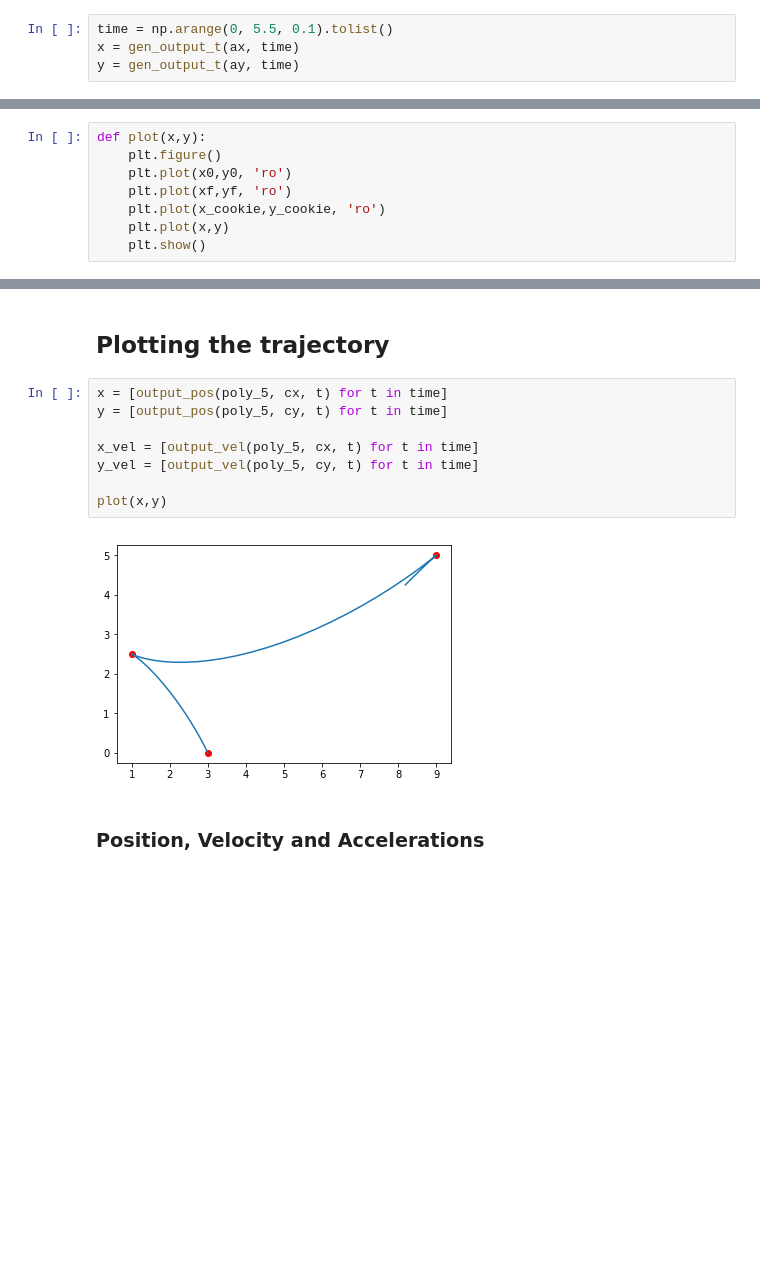
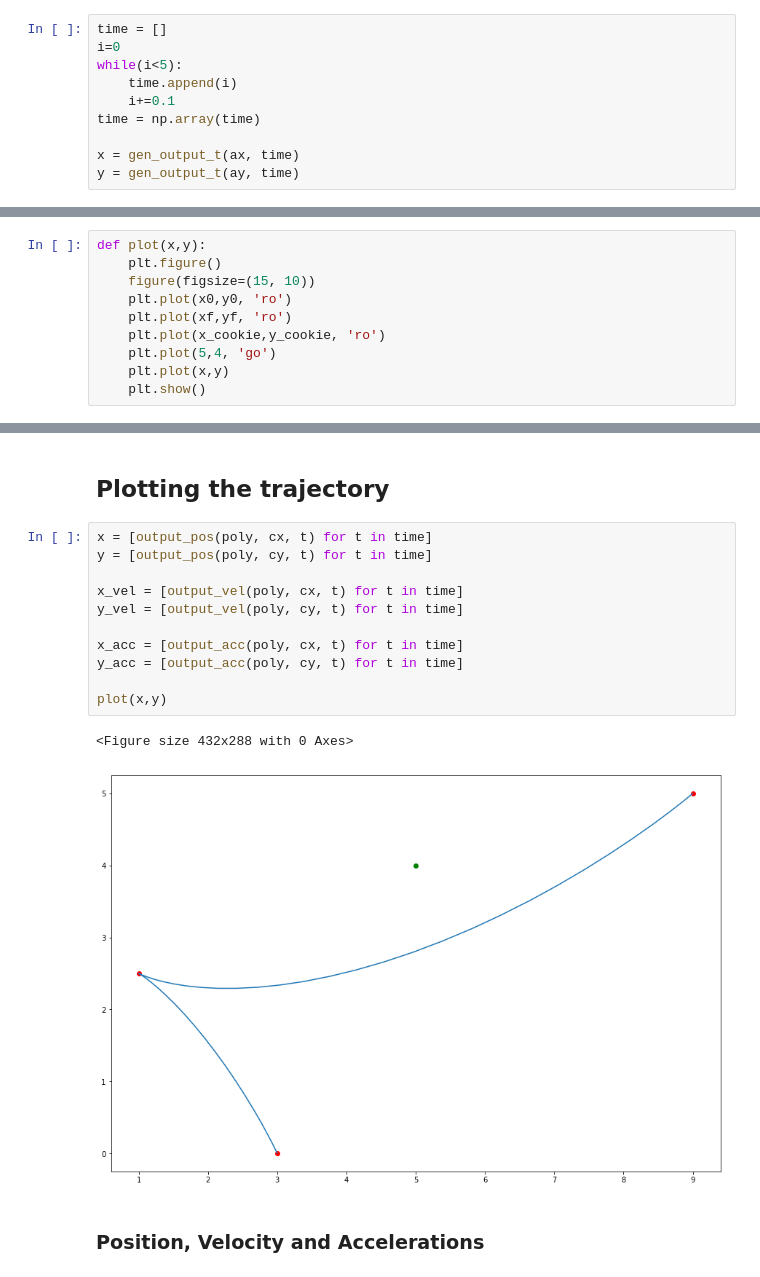
Before and after one commit to BonJovi1/Trajectory-Planning, a Jupyter notebook: code.ipynb, the cells around one changed output, grey strips where cells are left out. Drawn from its saved outputs; the diff is of its cells as text; blank space fills up the shorter version.

```diff
--- a/code.ipynb
+++ b/code.ipynb
@@ -70,7 +72,13 @@ ay = Minv @ by
 # %% [markdown]
 Getting (x,y) for each t.
 # %%
-time = np.arange(0, 5.5, 0.1).tolist()
+time = []
+i=0
+while(i<5):
+    time.append(i)
+    i+=0.1
+time = np.array(time)
+
 x = gen_output_t(ax, time)
 y = gen_output_t(ay, time)
 # %% [markdown]
@@ -80,9 +88,11 @@ Defining the three known points:
 # %%
 def plot(x,y):
     plt.figure()
+    figure(figsize=(15, 10))
     plt.plot(x0,y0, 'ro')
     plt.plot(xf,yf, 'ro')
     plt.plot(x_cookie,y_cookie, 'ro')
+    plt.plot(5,4, 'go')
     plt.plot(x,y)
     plt.show()
 # %%
@@ -257,15 +280,19 @@ def output_acc(poly_5, c, t):
 # %% [markdown]
 ## Plotting the trajectory
 # %%
-x = [output_pos(poly_5, cx, t) for t in time]
-y = [output_pos(poly_5, cy, t) for t in time]
+x = [output_pos(poly, cx, t) for t in time]
+y = [output_pos(poly, cy, t) for t in time]
 
-x_vel = [output_vel(poly_5, cx, t) for t in time]
-y_vel = [output_vel(poly_5, cy, t) for t in time]
+x_vel = [output_vel(poly, cx, t) for t in time]
+y_vel = [output_vel(poly, cy, t) for t in time]
+
+x_acc = [output_acc(poly, cx, t) for t in time]
+y_acc = [output_acc(poly, cy, t) for t in time]
 
 plot(x,y)
 # %% [output]
+<Figure size 432x288 with 0 Axes>
-[figure, old version]
+[figure, new version]
 # %% [markdown]
 ### Position, Velocity and Accelerations
 # %%
```
Also changed, not shown: parts of 11 cells of this notebook, 1 other file.
